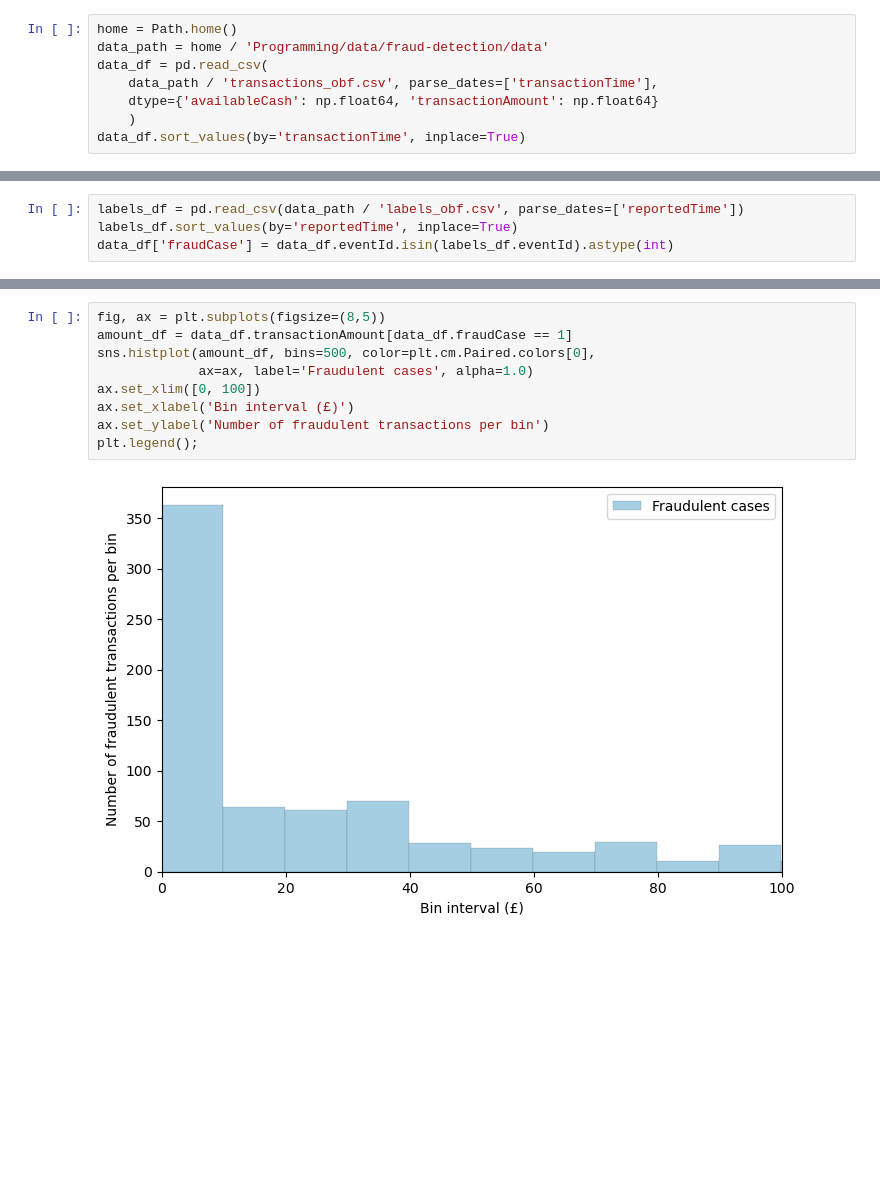
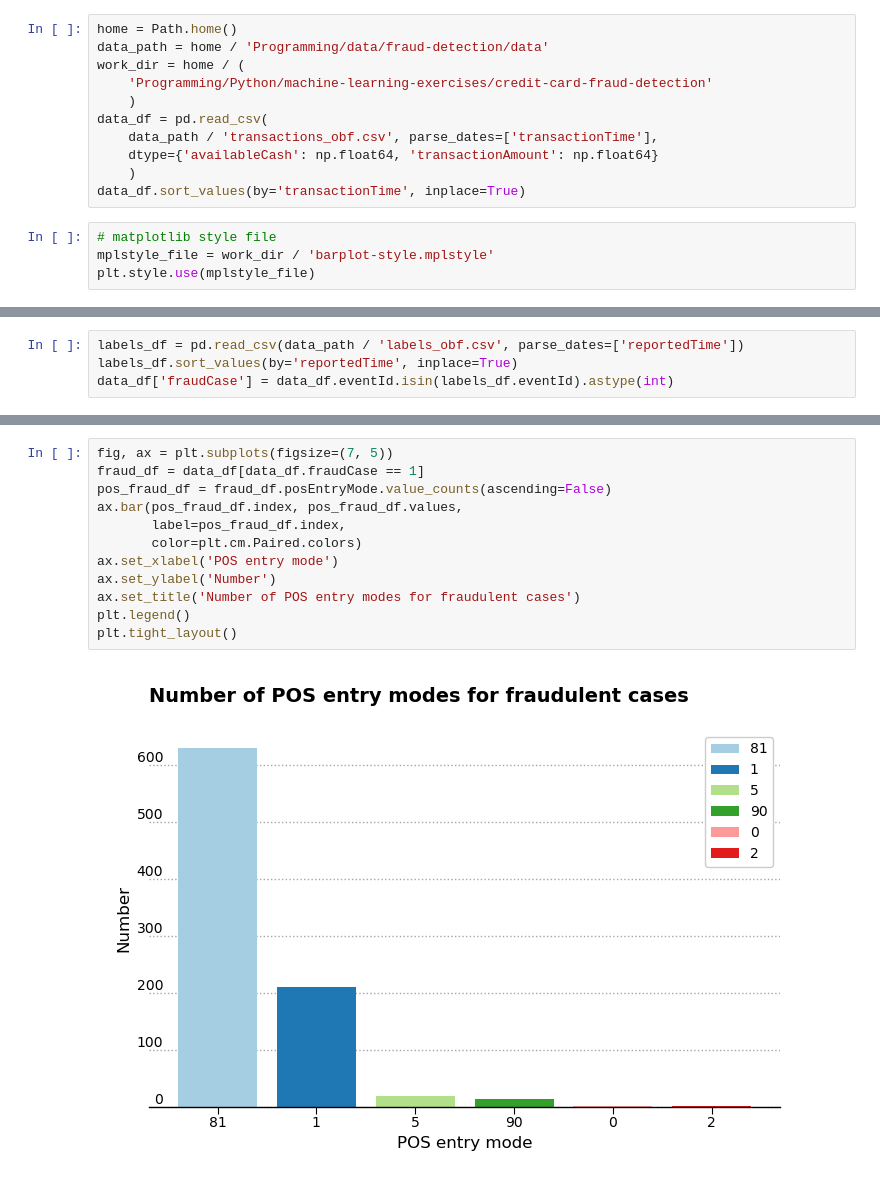
Before and after one commit to capac/credit-card-fraud-detection, a Jupyter notebook: eda.ipynb, the cells around one changed output, grey strips where cells are left out. Cells and saved outputs as stored; diff of their text form; blank space fills up the shorter version.

```diff
--- a/eda.ipynb
+++ b/eda.ipynb
@@ -9,11 +8,18 @@ from sklearn.preprocessing import LabelEncoder
 # %%
 home = Path.home()
 data_path = home / 'Programming/data/fraud-detection/data'
+work_dir = home / (
+    'Programming/Python/machine-learning-exercises/credit-card-fraud-detection'
+    )
 data_df = pd.read_csv(
     data_path / 'transactions_obf.csv', parse_dates=['transactionTime'],
     dtype={'availableCash': np.float64, 'transactionAmount': np.float64}
     )
 data_df.sort_values(by='transactionTime', inplace=True)
+# %%
+# matplotlib style file
+mplstyle_file = work_dir / 'barplot-style.mplstyle'
+plt.style.use(mplstyle_file)
 # %%
 data_df[['eventId', 'accountNumber', 'merchantId', 'mcc', 'merchantCountry', 'merchantZip', 'posEntryMode']] = data_df[['eventId', 'accountNumber', 'merchantId', 'mcc', 'merchantCountry', 'merchantZip', 'posEntryMode']].astype('string')
 # %%
@@ -150,11 +124,14 @@ ax.legend(loc='upper right');
 # %%
-fig, ax = plt.subplots(figsize=(8,5))
-amount_df = data_df.transactionAmount[data_df.fraudCase == 1]
-sns.histplot(amount_df, bins=500, color=plt.cm.Paired.colors[0],
-             ax=ax, label='Fraudulent cases', alpha=1.0)
-ax.set_xlim([0, 100])
-ax.set_xlabel('Bin interval (£)')
-ax.set_ylabel('Number of fraudulent transactions per bin')
-plt.legend();
+fig, ax = plt.subplots(figsize=(7, 5))
+fraud_df = data_df[data_df.fraudCase == 1]
+pos_fraud_df = fraud_df.posEntryMode.value_counts(ascending=False)
+ax.bar(pos_fraud_df.index, pos_fraud_df.values,
+       label=pos_fraud_df.index,
+       color=plt.cm.Paired.colors)
+ax.set_xlabel('POS entry mode')
+ax.set_ylabel('Number')
+ax.set_title('Number of POS entry modes for fraudulent cases')
+plt.legend()
+plt.tight_layout()
 # %% [output]
-[figure, old version]
+[figure, new version]
```
Also changed, not shown: parts of 14 cells of this notebook.
